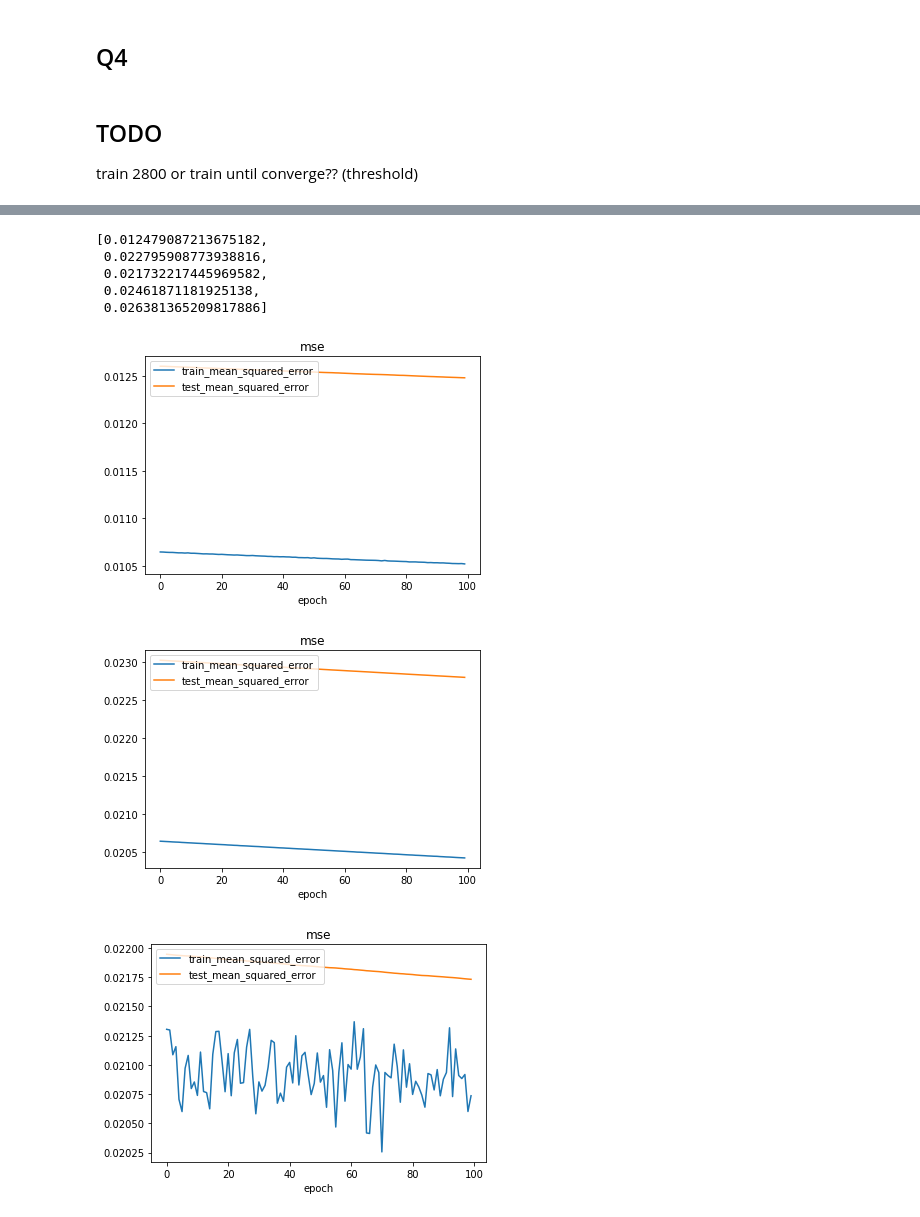
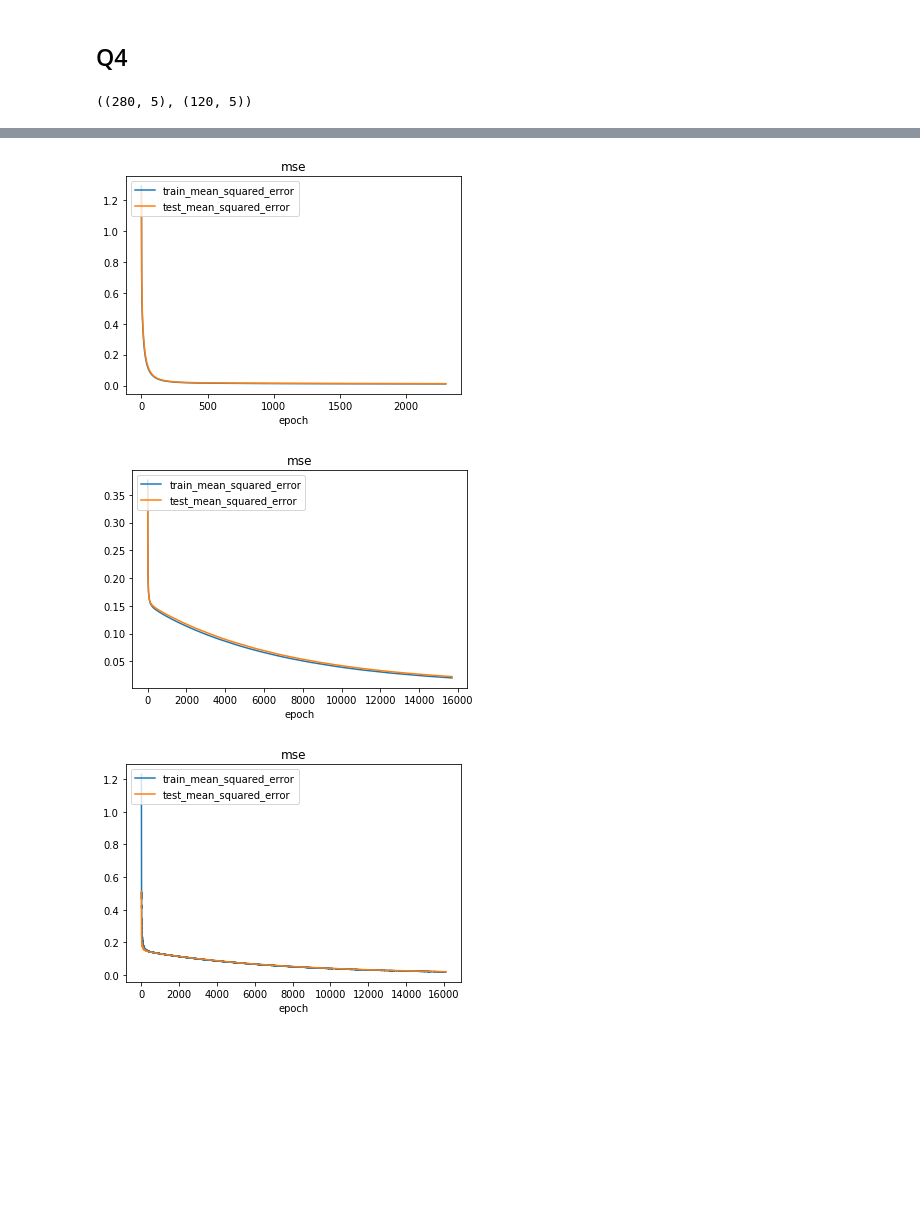
Before and after one commit to Yuhaooooo/CZ4042_Deep_Learning, a Jupyter notebook: assignment1_question_b/question_b.ipynb, the cells around one changed output, grey strips where cells are left out. Cells and saved outputs as stored; diff of their text form; code cells hidden in the pictures; blank space fills up the shorter version.

Commit message:
refactored q4, still choose the epoch that makes models converge

```diff
--- a/assignment1_question_b/question_b.ipynb
+++ b/assignment1_question_b/question_b.ipynb
@@ -343,12 +343,24 @@ remove  Research
 # low correlation with y
 # %% [markdown]
 ## Q4
+# %%
+removed_features = ['GRE Score', 'Research']
+removed_columns_index=[]
+for f in removed_features:
+    removed_columns_index.append(df.columns.tolist().index(f))
+removed_columns_index.sort()
+
+X_train2, X_test2 = np.delete(X_train, obj=removed_columns_index, axis=1), np.delete(X_test, obj=removed_columns_index, axis=1)
+
+X_train2.shape, X_test2.shape
+# %% [output]
+((280, 5), (120, 5))
 # %%
 # X_train2, X_test2 is used in Q4
-# %% [markdown]
-## TODO
-train 2800 or train until converge?? (threshold)
 # %%
+
+decay = 1e-3
+
 model_layer3_without_dropout = Sequential([
     Dense(10, input_dim=X_train2.shape[1], activation='relu', kernel_initializer='lecun_normal', kernel_regularizer=l2(decay)),
     Dense(y_train.shape[1], kernel_initializer='he_normal', kernel_regularizer=l2(decay))
@@ -420,43 +432,47 @@ model_layer5_with_dropout.compile(optimizer=optimizers.SGD(lr=lr),
 
 epochs=20000
 epochs_interval =100
+batch_size=8
 early_stop_threshold = 1e-2
 lr=1e-3
-mse2 = []
-
 
 models = [model_layer3_without_dropout ,model_layer4_without_dropout, model_layer4_with_dropout, model_layer5_without_dropout, model_layer5_with_dropout]
 
-for i, m in enumerate(models):
 
-    print('*'*50, i, '*'*50,)
+train_loss = [[] for i in range(5)]
+val_loss = [[] for i in range(5)]
+
+for index, m in enumerate(models):
+
+    print('*'*50, index, '*'*50,)
 
     m.compile(optimizer=optimizers.SGD(lr=lr),
                   loss='mse')
 
-    val_loss=[100]
+    epoch_interval_val_loss=[100]
 
     for i in range(epochs//epochs_interval):
 
         h = m.fit(X_train2, y_train, batch_size=batch_size, epochs=epochs_interval, verbose=0, validation_data=(X_test2, y_test), shuffle=True)
 
-        val_loss.append(h.history['val_loss'][-1])
-        print(epochs_interval*(i+1),val_loss[-1])
+        train_loss[index].extend(h.history['loss'])
+        val_loss[index].extend(h.history['val_loss'])
 
-        if val_loss[-1] * (1+early_stop_threshold) > val_loss[-2]:
+        # for early stop
+        epoch_interval_val_loss.append(h.history['val_loss'][-1])
+        print(epochs_interval*(i+1),epoch_interval_val_loss[-1])
+
+        if epoch_interval_val_loss[-1] * (1+early_stop_threshold) > epoch_interval_val_loss[-2]:
             break
 
-    print('-'*30, i-1, epochs_interval*(i+1), val_loss[-1], '-'*30, '\n\n\n')
 
-    mse2.append(val_loss[-1])
 
+for i in range(5):
     plt.figure()
-    plt.plot(h.history['loss'])
-    plt.plot(h.history['val_loss'])
+    plt.plot(train_loss[i])
+    plt.plot(val_loss[i])
     plt.title('mse')
     plt.xlabel('epoch')
     plt.legend(['train_mean_squared_error', 'test_mean_squared_error',], loc='upper left')
-
-mse2
 # %% [output]
 ************************************************** 0 **************************************************
@@ -479,8 +495,3 @@ mse2
-[0.012479087213675182,
- 0.022795908773938816,
- 0.021732217445969582,
- 0.02461871181925138,
- 0.026381365209817886]
-[figure, old version]
+[figure, new version]
-[figure, old version]
+[figure, new version]
-[figure, old version]
+[figure, new version]
```
Also changed, not shown: parts of 3 cells of this notebook, 1 other file.
